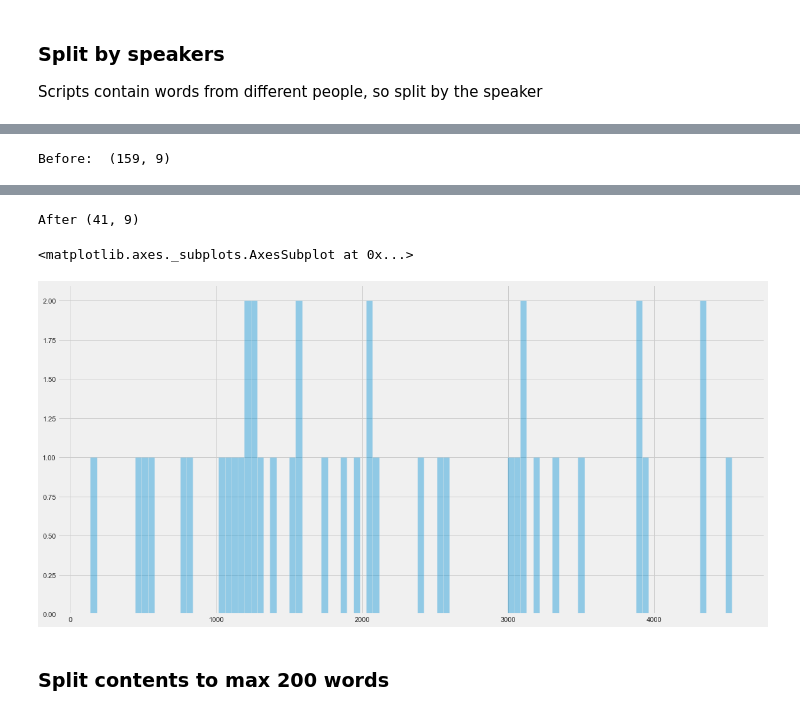
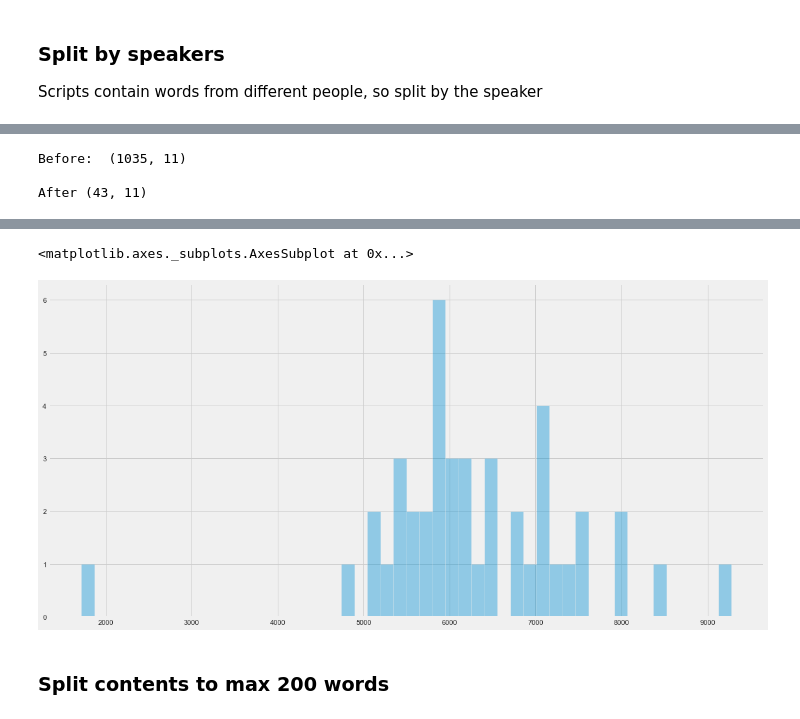
Before and after one commit to yukit-k/centralbank_analysis, a Jupyter notebook: src/FOMC_Analysis_Preprocess.ipynb, the cells around one changed output, grey strips where cells are left out. Cells and saved outputs as stored; diff of their text form; code cells hidden in the pictures.

```diff
--- a/src/FOMC_Analysis_Preprocess.ipynb
+++ b/src/FOMC_Analysis_Preprocess.ipynb
@@ -1027,7 +1074,9 @@ fomc_calendar
 922 rows × 4 columns
 # %%
 # Take data between 1982/09/27 and 2020/6/5 because we have the target rate in this range.
-fomc_calendar = fomc_calendar.loc[fomc_calendar['date'] >= dt.datetime(1982, 9, 27)].loc[fomc_calendar['date'] <= dt.datetime(2020, 6, 5)]
+# fomc_calendar = fomc_calendar.loc[fomc_calendar['date'] >= dt.datetime(1982, 9, 27)].loc[fomc_calendar['date'] <= dt.datetime(2020, 6, 5)]
+fomc_calendar = fomc_calendar.loc[fomc_calendar['date'] >= dt.datetime(1982, 9, 27)]
+
 # Use date as index
 fomc_calendar.set_index('date', inplace=True)
 fomc_calendar.head()
@@ -1617,0 +1672,13 @@ script_bernanke
+# %%
+# Filter to have only chairperson's speak
+
+tmp_list = []
+for i, row in presconf_script_speaker_df.iterrows():
+    chairperson = get_chairperson(row['date'])
+    if chairperson.lower().split()[-1] in row['speaker'].lower():
+        row['speaker'] = chairperson
+        tmp_list.append(list(row))
+
+col_names = presconf_script_speaker_df.columns
+presconf_script_chair_df = pd.DataFrame(data=tmp_list, columns=col_names)
+presconf_script_chair_df
@@ -1618,26 +1704,27 @@ script_bernanke
 # %%
-# Combine scripts for the same day.
+# Combine scripts of the same speaker for the same day.
 tmp_date = ''
 tmp_speaker = ''
 tmp_data = []
 
-print('Before: ', script_gbyp_df.shape)
+print('Before: ', presconf_script_chair_df.shape)
 
-for i, row in tqdm(script_gbyp_df.iterrows()):
-    if row.date == tmp_date and row.speaker == tmp_speaker:
-        tmp_data[-1]['text'] += row.text
-        tmp_data[-1]['org_contents'] += row.org_contents
-        tmp_data[-1]['word_count'] += row.word_count
+for i, row in tqdm(presconf_script_chair_df.iterrows()):
+    if (row['date'] == tmp_date) and (row['speaker'] == tmp_speaker):
+        tmp_data[-1]['text'] += row['text']
+        tmp_data[-1]['word_count'] += row['word_count']
     else:
-        tmp_date = row.date
-        tmp_speaker = row.speaker
+        tmp_date = row['date']
+        tmp_speaker = row['speaker']
         tmp_data.append(row)
 
-script_gbyp_combined_df = pd.DataFrame(tmp_data)
+presconf_script_chair_day_df = pd.DataFrame(tmp_data)
 
-print('After', script_gbyp_combined_df.shape)
-script_gbyp_combined_df.head()
+print('After', presconf_script_chair_day_df.shape)
+presconf_script_chair_day_df.head()
 
-sns.distplot(list(script_gbyp_combined_df['word_count']), bins=100, kde=False)
+sns.distplot(list(presconf_script_chair_day_df['word_count']), bins=50, kde=False)
 # %% [output]
-Before:  (159, 9)
+Before:  (1035, 11)
+
+After (43, 11)
@@ -1645,6 +1731,5 @@ Before:  (159, 9)
-After (41, 9)
+<matplotlib.axes._subplots.AxesSubplot at 0x...>
-<matplotlib.axes._subplots.AxesSubplot at 0x...>
-[figure, old version]
+[figure, new version]
 # %% [markdown]
 ### Split contents to max 200 words
 # %%
```
Also changed, not shown: parts of 137 cells of this notebook.
